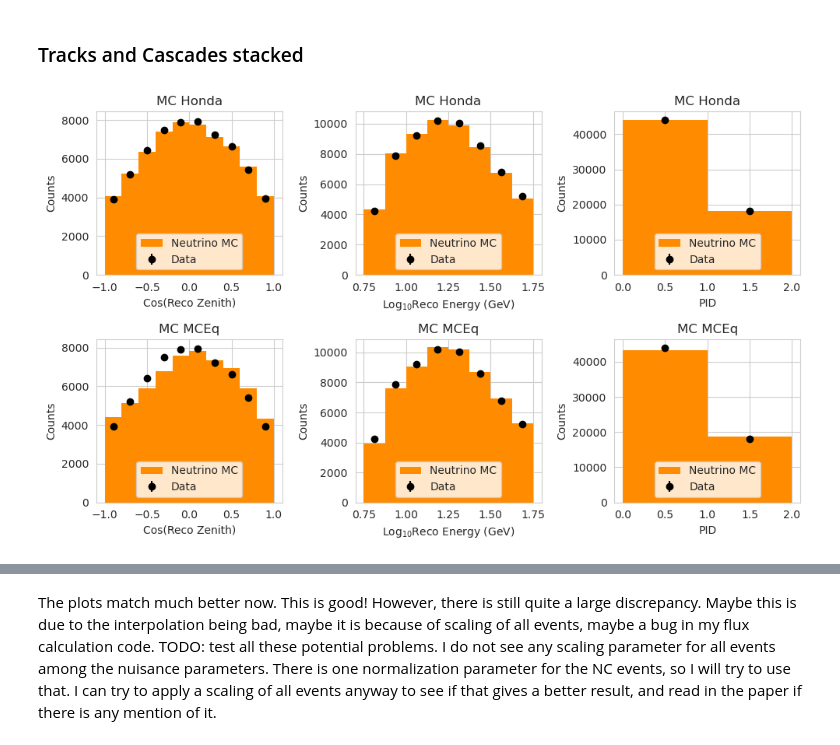
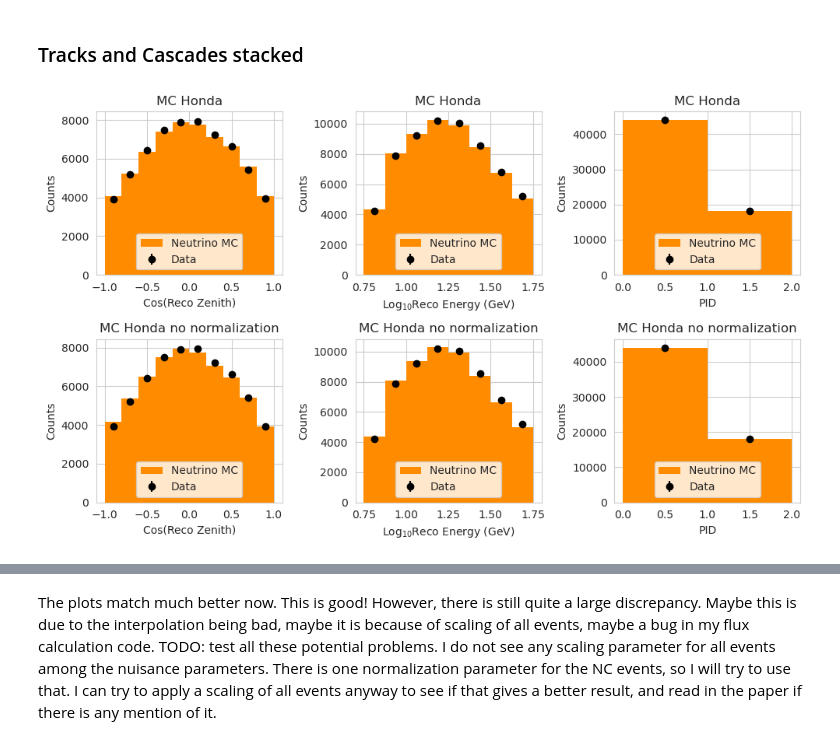
Before and after one commit to jn1707/LeggetGarg, a Jupyter notebook: analysis_a/reproduce.ipynb, the cells around one changed output, grey strips where cells are left out. Saved outputs shown, nothing was run; the diff lists cells and outputs as text; code cells hidden in the pictures.

```diff
--- a/analysis_a/reproduce.ipynb
+++ b/analysis_a/reproduce.ipynb
@@ -1041,7 +1047,7 @@ muon_weights = apply_muons(**best_fit)
 # Corresponding to the number of seconds that the experiment was live.
 # Roughly 3 years.
 muon_weights *= 1006*24*3600.
-
+muon_weigths_no_normalization = muon_weights
 # Scale the number of events so that they match the numbers in table I
 muon_weights *= muon_norm(muon_weights, 5022)
 
@@ -1052,6 +1058,14 @@ muon_hist, edges = np.histogramdd([np.log10(muons['reco_energy']),
                                   bins = [bins_en, bins_cz, bins_pid],
                                   weights = muon_weights)
 muon_hist = np.swapaxes(muon_hist, 0, 1)
+
+muon_hist_no_normalization, edges = np.histogramdd([np.log10(muons['reco_energy']),
+                                      muons['reco_coszen'],
+                                        muons['pid']],
+                                        bins = [bins_en, bins_cz, bins_pid],
+                                        weights = muon_weigths_no_normalization)
+muon_hist_no_normalization = np.swapaxes(muon_hist_no_normalization, 0, 1)
+
 # Calculate the weighted error of each bin on the histogram
 # TODO this might be an incorrect way of calculating the statistical error
 # caused by the limited MC statistics. See same code above for neutrinos
@@ -1220,33 +1235,40 @@ fig.tight_layout()
 # %%
 # Make a 3D histogram of the data where the track histogram has been padded with 0s to have the same shape as the cascades
 track_padded = np.zeros_like(cascades_count)
 track_padded[:, 2:] = track_count
 data_hist = np.stack([cascades_count, track_padded], axis=-1)
+nu_mc_one_normalization = nu_hist_honda_no_normalization + muon_hist_no_normalization
+nu_mc_one_normalization[:, :, 0] *= (data_hist.sum(axis=(0, 1))/nu_mc_one_normalization.sum(axis=(0, 1)))[0]
+nu_mc_one_normalization[:, :, 1] *= (data_hist.sum(axis=(0, 1))/nu_mc_one_normalization.sum(axis=(0, 1)))[1]
 # Make a projection on each 3D axis of histogram for both the data and MC
 # Plot each projection on the same figure but in separate subplots
 # Subtract the muon MC from the data histogram
 # The MC data is a filled histogram, while the data is a scatter plot
 fig, axs = plt.subplots(2,3, figsize=(10, 6))
 for j in range(2):
     axes= axs[j]
     for i, (ax, bins, xlabel) in enumerate(zip(axes, [bins_cz, bins_en, bins_pid], ("Cos(Reco Zenith)", r"Log$_{10}$Reco Energy (GeV)", "PID"))):
         axes_to_sum = tuple(set(range(3)) - set([i]))
         if j == 0:
             nu_mc_proj = nu_hist_honda.sum(axis=axes_to_sum) + muon_hist.sum(axis=axes_to_sum)
             # set title
             ax.set_title("MC Honda")
         else:
-            nu_mc_proj = nu_hist.sum(axis=axes_to_sum) + muon_hist.sum(axis=axes_to_sum)
+            nu_mc_proj =nu_mc_one_normalization.sum(axis=axes_to_sum)
             # set title
-            ax.set_title("MC MCEq")
+            ax.set_title("MC Honda no normalization")
+        # else:
+        #    nu_mc_proj = nu_hist.sum(axis=axes_to_sum) + muon_hist.sum(axis=axes_to_sum)
+        #    # set title
+        #    ax.set_title("MC MCEq")
 
         data_proj = data_hist.sum(axis=axes_to_sum)
         ax.stairs(nu_mc_proj, bins, fill=True, alpha=1, label="Neutrino MC", color="darkorange")
         ax.errorbar((bins[1:] + bins[:-1])/2, data_proj, yerr=np.sqrt(data_proj), fmt='o', label="Data", c="k")
         ax.set_xlabel(xlabel)
         ax.set_ylabel("Counts")
         ax.legend()
 
 fig.tight_layout()
 # %% [output]
-[figure, old version]
+[figure, new version]
```
Also changed, not shown: parts of 17 cells of this notebook.
